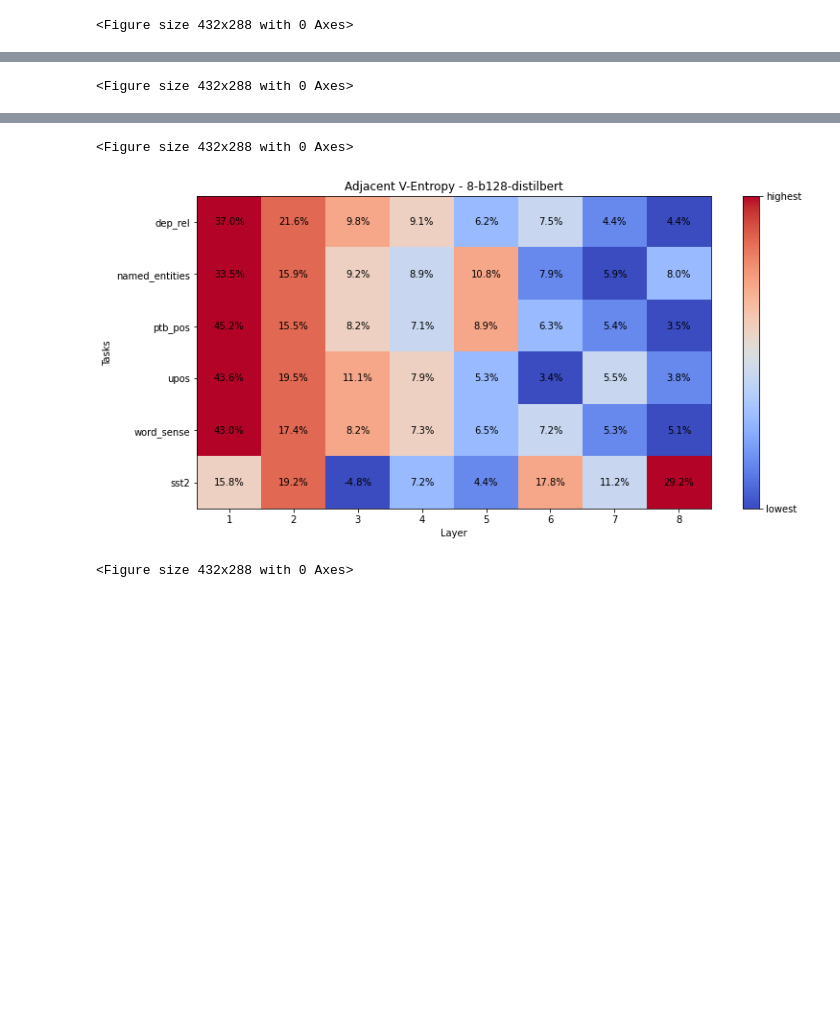
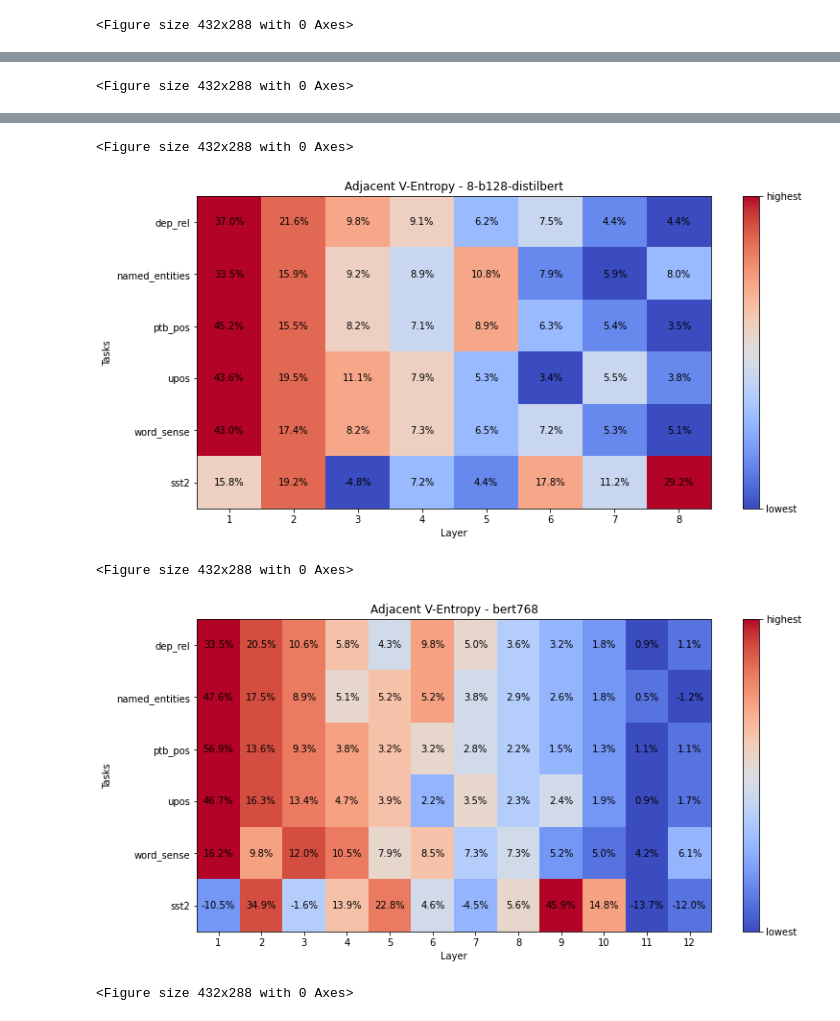
Before and after one commit to Haotian-Qi/conditional-probing-fork, a Jupyter notebook: heatmap.ipynb, the cells around one changed output, grey strips where cells are left out. Cells and saved outputs as stored; diff of their text form; code cells hidden in the pictures; blank space fills up the shorter version.

```diff
--- a/heatmap.ipynb
+++ b/heatmap.ipynb
@@ -31,8 +31,8 @@ def get_data(task,model_name,layer_number):
     return r
 
 tasks=["dep_rel","named_entities","ptb_pos","upos","word_sense","sst2"]
-models=["MiniLMv2-L6-H768-distilled-from-BERT-Base","distilbert-base-uncased","12-b128-distilbert","8-b128-distilbert"]
-layer_numbers=[6,6,12,8]
+models=["MiniLMv2-L6-H768-distilled-from-BERT-Base","distilbert-base-uncased","12-b128-distilbert","8-b128-distilbert","bert768"]
+layer_numbers=[6,6,12,8,12]
 
 
 for count, model in enumerate(models):
@@ -44,31 +44,37 @@ for count, model in enumerate(models):
     plt.figure(figsize=(12,6))
     plt.title("Adjacent V-Entropy - "+model)
 
     b = np.argsort(np.argsort(results, axis=1), axis=1)
     im = plt.imshow(b, aspect="auto", cmap="coolwarm")
     plt.colorbar(im, ticks=np.array([0.0, 1.0])*b.max(),
                 format=FixedFormatter(["lowest", "highest"]))
 
 
     percentages = results.T/results.T.sum(axis=0) * 100
 
     for i in range(results.shape[0]):
         for j in range(results.shape[1]):
+            #plt.text(j,i,format(results[i,j], '.4f'), ha="center", va="center",)
             plt.text(j,i,format(percentages.T[i,j], '.1f') + "%", ha="center", va="center",)
 
     plt.xlabel('Layer')
     plt.ylabel('Tasks')
     plt.xticks(ticks=range(0,layer_numbers[count]), labels=range(1,layer_numbers[count]+1))
     plt.yticks(ticks=range(0,len(tasks)), labels=tasks)
-    # plt.savefig('graphs/Adjacent-Heatmap/Adjacent heatmap {}.jpg'.format(model), dpi=200)
+    # plt.savefig('graphs/Adjacent-Heatmap/Adjacent heatmap non percent {}.jpg'.format(model), dpi=200)
+    # plt.savefig('graphs/Adjacent-Heatmap/Adjacent heatmap non percent {}.svg'.format(model), dpi=200)
+    plt.savefig('graphs/Adjacent-Heatmap/Adjacent heatmap {}.jpg'.format(model), dpi=200)
+    plt.savefig('graphs/Adjacent-Heatmap/Adjacent heatmap {}.svg'.format(model), dpi=200)
     plt.show()
     plt.clf()
 # %% [output]
 [figure]
 <Figure size 432x288 with 0 Axes>
 [figure]
 <Figure size 432x288 with 0 Axes>
 [figure]
 <Figure size 432x288 with 0 Axes>
 [figure]
 <Figure size 432x288 with 0 Axes>
+[figure, added]
+<Figure size 432x288 with 0 Axes>
```
